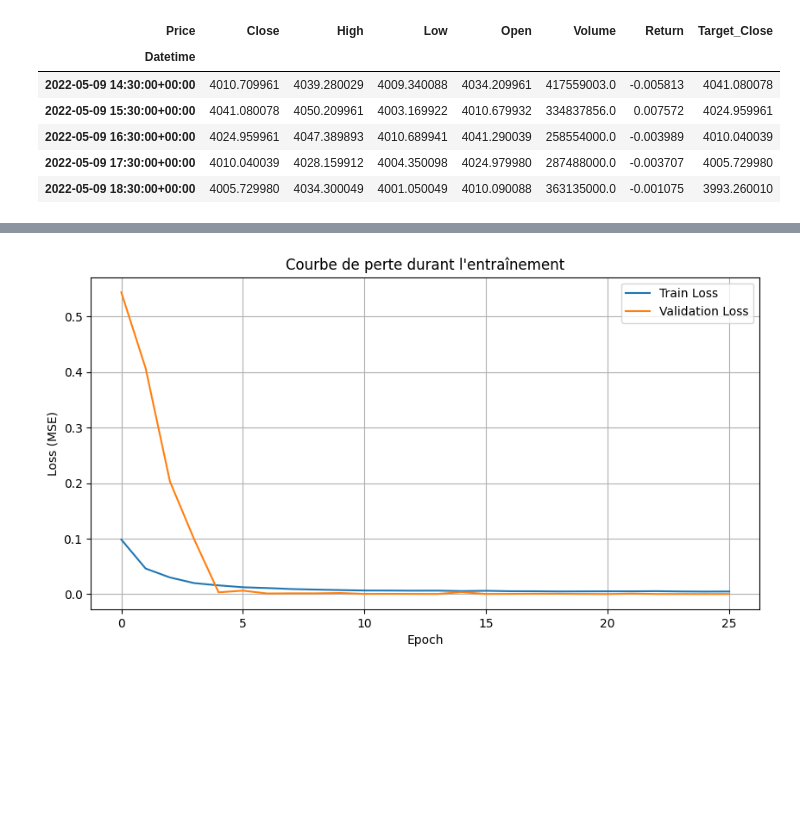
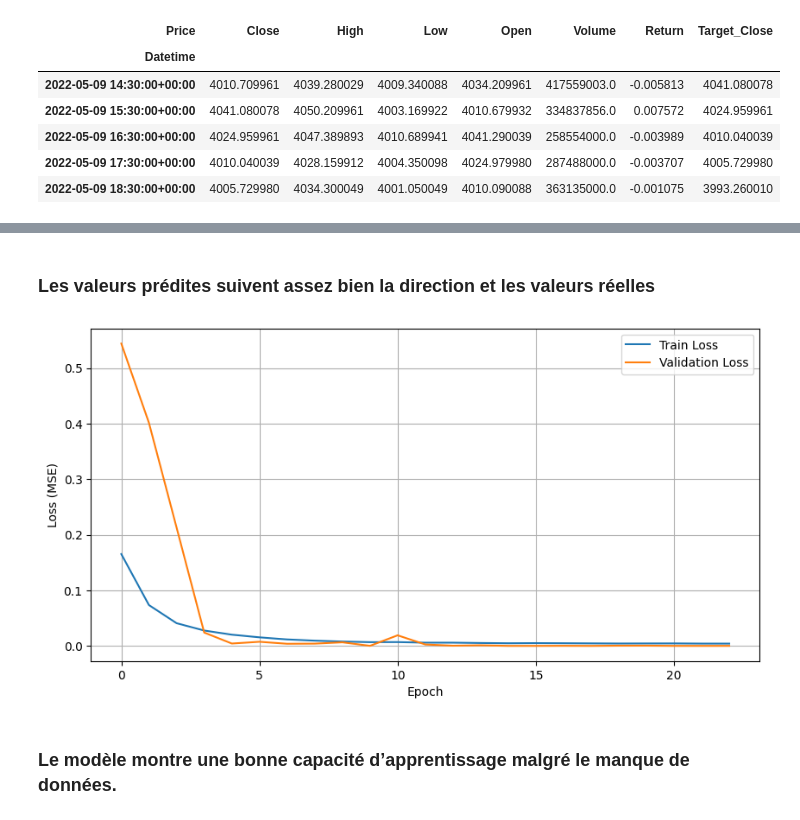
Before and after one commit to JulienBellande/MarketSense, a Jupyter notebook: IA_research.ipynb, the cells around one changed output, grey strips where cells are left out. Saved outputs shown, nothing was run; the diff lists cells and outputs as text; code cells hidden in the pictures; blank space fills up the shorter version.

```diff
--- a/IA_research.ipynb
+++ b/IA_research.ipynb
@@ -149,7 +150,7 @@ X_scaled = scaler_X.fit_transform(data['Close'].values.reshape(-1, 1))
 y_scaled = scaler_y.fit_transform(data['Target_Close'].values.reshape(-1, 1))
 # %%
 # fonction pour créer une fênetre
-def create_sequences(features, target, seq_length=90):
+def create_sequences(features, target, seq_length=45):
     X_seq, y_seq = [], []
     for i in range(len(features) - seq_length - 1):
         X_seq.append(features[i:i+seq_length])
@@ -238,16 +224,19 @@ plt.show()
+# %% [markdown]
+### Les valeurs prédites suivent assez bien la direction et les valeurs réelles
 # %%
 # Courbe d'apprentissage
 plt.figure(figsize=(10,5))
 plt.plot(history.history['loss'], label='Train Loss')
 plt.plot(history.history['val_loss'], label='Validation Loss')
-plt.title('Courbe de perte durant l\'entraînement')
 plt.xlabel('Epoch')
 plt.ylabel('Loss (MSE)')
 plt.legend()
 plt.grid()
 plt.show()
 # %% [output]
-[figure, old version]
+[figure, new version]
+# %% [markdown]
+### Le modèle montre une bonne capacité d’apprentissage malgré le manque de données.
 # %%
 # Création d’un DataFrame pour comparer les courbes de loss
 df_loss = pd.DataFrame({
```
Also changed, not shown: parts of 17 cells of this notebook, 5 other files.
